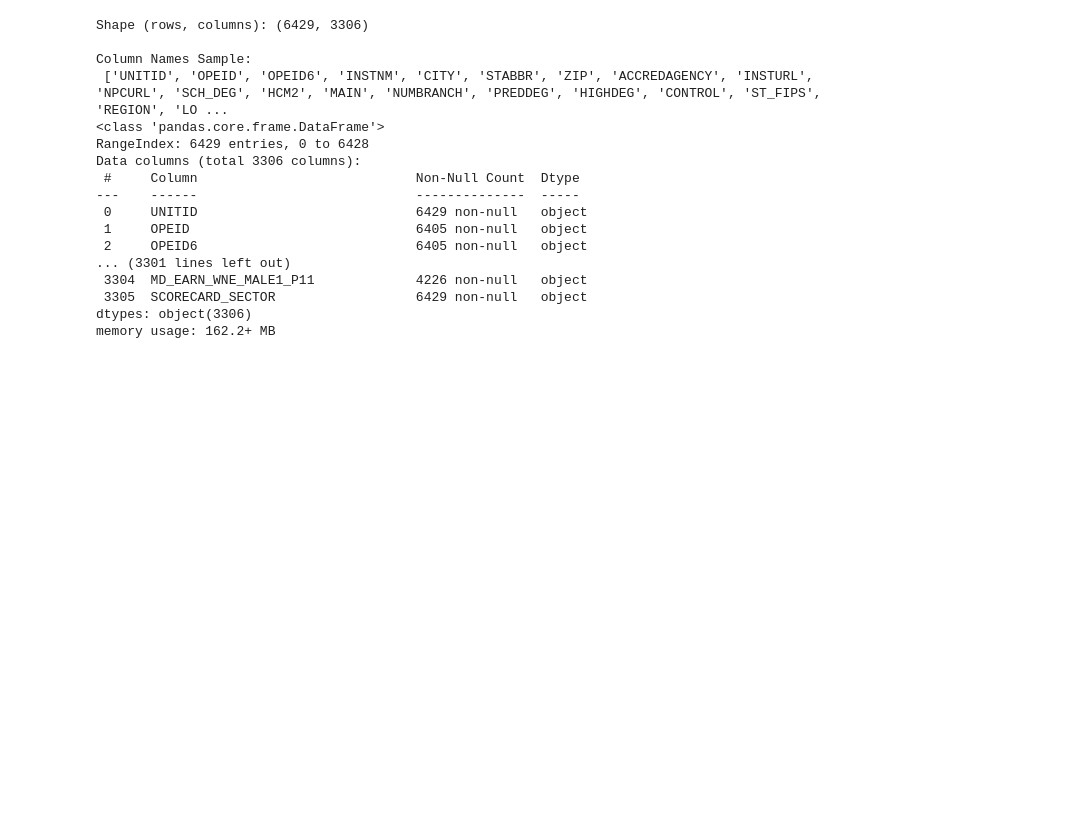
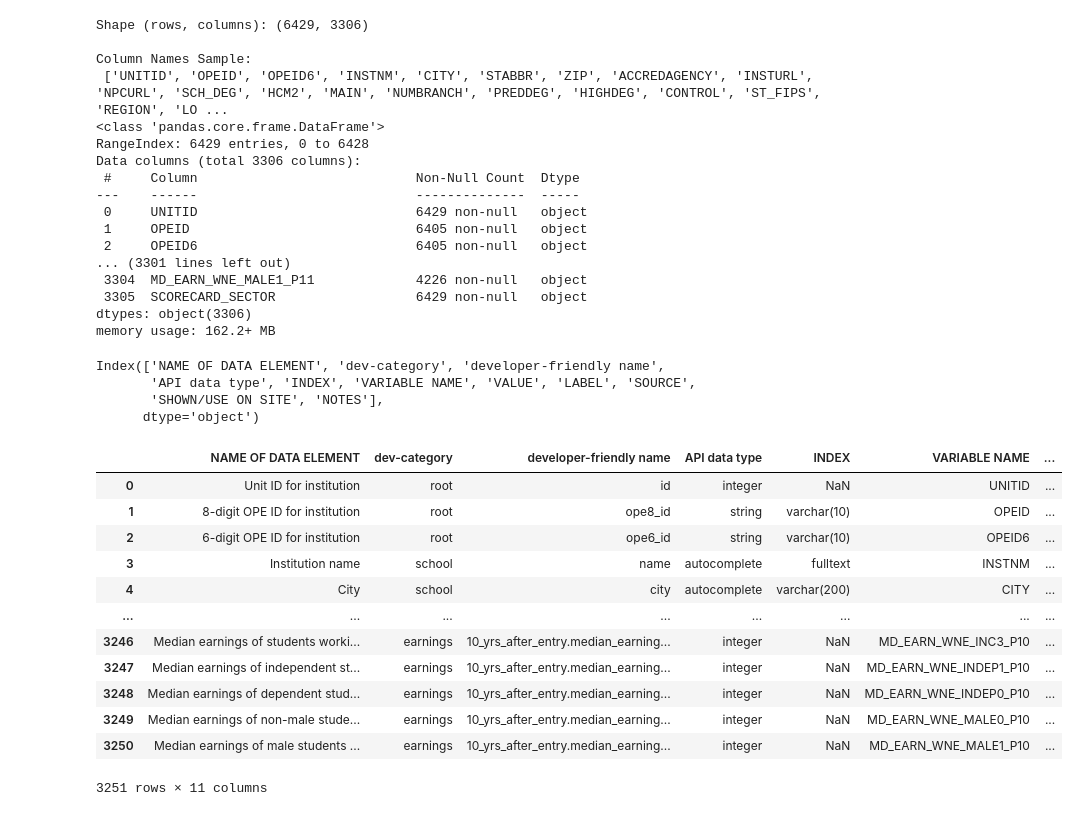
Before and after one commit to Mamasmess333/Admit_Predict, a Jupyter notebook: College_Scorecard_Most_Recent_Institutional_Data/Notebooks/01_EDA.ipynb, the cells around one changed output. Saved outputs shown, nothing was run; the diff lists cells and outputs as text; code cells hidden in the pictures; blank space fills up the shorter version.

```diff
--- a/College_Scorecard_Most_Recent_Institutional_Data/Notebooks/01_EDA.ipynb
+++ b/College_Scorecard_Most_Recent_Institutional_Data/Notebooks/01_EDA.ipynb
@@ -28,3 +28,36 @@ Data columns (total 3306 columns):
  3305  SCORECARD_SECTOR                  6429 non-null   object
 dtypes: object(3306)
 memory usage: 162.2+ MB
+# %%
+import pandas as pd
+
+# Load dataset
+df = pd.read_csv("../Data_Assets/Most-Recent-Cohorts-Institution.csv", dtype=str)
+
+# Load the correct data dictionary sheet
+dictionary = pd.read_excel(
+    "../Data_Assets/collegescorecarddatadictionary.xlsx",
+    sheet_name="Institution_Data_Dictionary"
+)
+
+# Preview structure
+print(dictionary.columns)
+dictionary.head(3251)
+# %% [output]
+Index(['NAME OF DATA ELEMENT', 'dev-category', 'developer-friendly name',
+       'API data type', 'INDEX', 'VARIABLE NAME', 'VALUE', 'LABEL', 'SOURCE',
+       'SHOWN/USE ON SITE', 'NOTES'],
+      dtype='object')
+|  | NAME OF DATA ELEMENT | dev-category | developer-friendly name | API data type | INDEX | VARIABLE NAME | ... |
+| 0 | Unit ID for institution | root | id | integer | NaN | UNITID | ... |
+| 1 | 8-digit OPE ID for institution | root | ope8_id | string | varchar(10) | OPEID | ... |
+| 2 | 6-digit OPE ID for institution | root | ope6_id | string | varchar(10) | OPEID6 | ... |
+| 3 | Institution name | school | name | autocomplete | fulltext | INSTNM | ... |
+| 4 | City | school | city | autocomplete | varchar(200) | CITY | ... |
+| ... | ... | ... | ... | ... | ... | ... | ... |
+| 3246 | Median earnings of students worki... | earnings | 10_yrs_after_entry.median_earning... | integer | NaN | MD_EARN_WNE_INC3_P10 | ... |
+| 3247 | Median earnings of independent st... | earnings | 10_yrs_after_entry.median_earning... | integer | NaN | MD_EARN_WNE_INDEP1_P10 | ... |
+| 3248 | Median earnings of dependent stud... | earnings | 10_yrs_after_entry.median_earning... | integer | NaN | MD_EARN_WNE_INDEP0_P10 | ... |
+| 3249 | Median earnings of non-male stude... | earnings | 10_yrs_after_entry.median_earning... | integer | NaN | MD_EARN_WNE_MALE0_P10 | ... |
+| 3250 | Median earnings of male students ... | earnings | 10_yrs_after_entry.median_earning... | integer | NaN | MD_EARN_WNE_MALE1_P10 | ... |
+3251 rows × 11 columns
```
Also changed, not shown: parts of 6 cells of this notebook.
